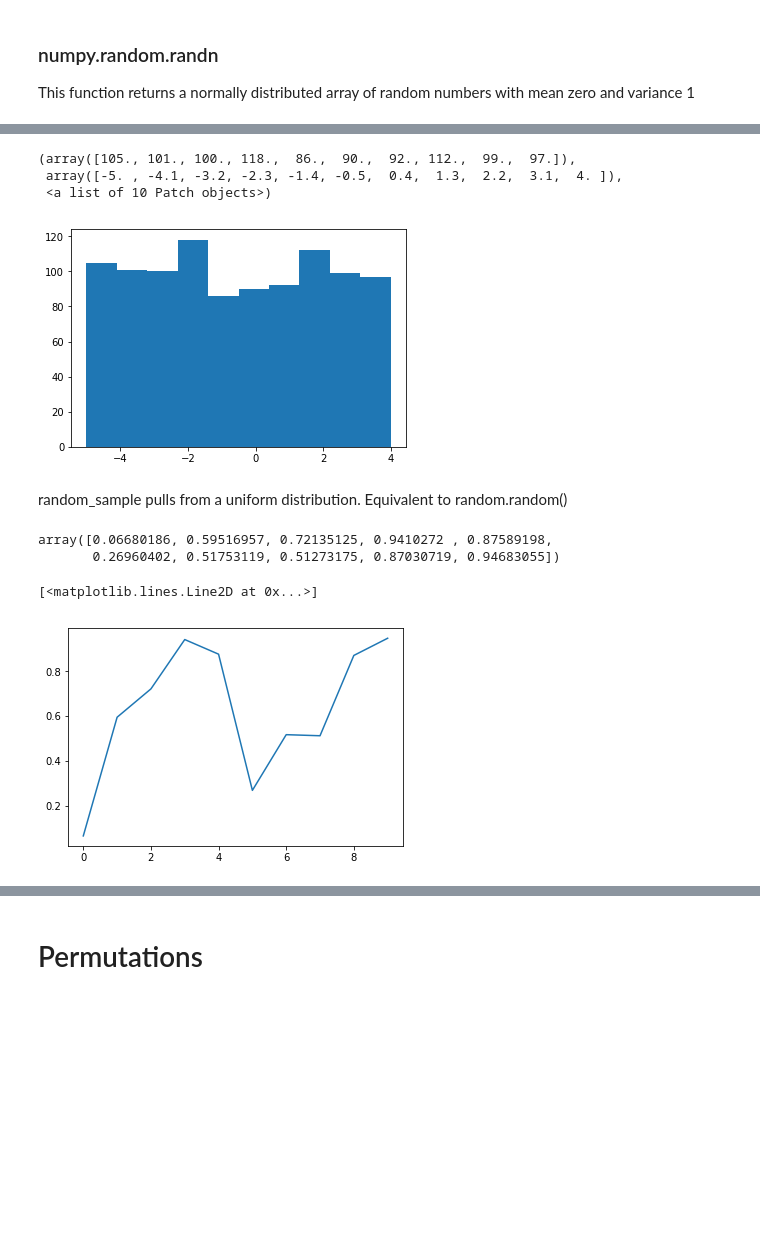
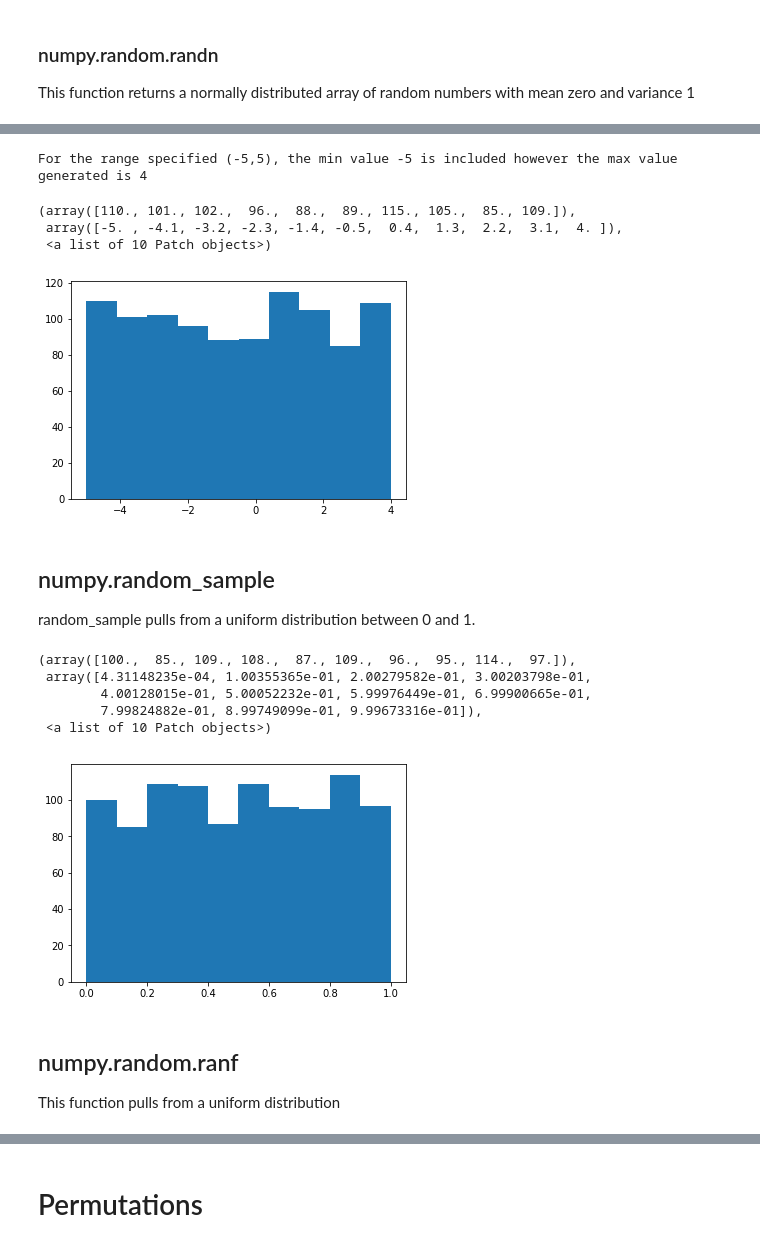
Before and after one commit to healyshane/programming_for_data_analysis-practical_assignment, a Jupyter notebook: Programming for Data Analysis_Assignment.ipynb, the cells around one changed output, grey strips where cells are left out. Cells and saved outputs as stored; diff of their text form; code cells hidden in the pictures; blank space fills up the shorter version.

```diff
--- a/Programming for Data Analysis_Assignment.ipynb
+++ b/Programming for Data Analysis_Assignment.ipynb
@@ -98,25 +112,31 @@ array([[[-5, -2,  3,  4, -3],
 # %%
 # Uniform distribution
 e = np.random.randint(-5,5,(1000))
+print("For the range specified (-5,5), the min value",np.min(e), "is included however the max value generated is",np.max(e))
+print("")
 plt.hist(e)
 # %% [output]
-(array([105., 101., 100., 118.,  86.,  90.,  92., 112.,  99.,  97.]),
- array([-5. , -4.1, -3.2, -2.3, -1.4, -0.5,  0.4,  1.3,  2.2,  3.1,  4. ]),
- <a list of 10 Patch objects>)
+For the range specified (-5,5), the min value -5 is included however the max value generated is 4
+(array([110., 101., 102.,  96.,  88.,  89., 115., 105.,  85., 109.]),
+ array([-5. , -4.1, -3.2, -2.3, -1.4, -0.5,  0.4,  1.3,  2.2,  3.1,  4. ]),
+ <a list of 10 Patch objects>)
-[figure, old version]
+[figure, new version]
+# %% [markdown]
+## numpy.random_sample
+random_sample pulls from a uniform distribution between 0 and 1.
+# %%
+f = np.random.random_sample(1000)
+plt.hist(f)
+# %% [output]
+(array([100.,  85., 109., 108.,  87., 109.,  96.,  95., 114.,  97.]),
+ array([4.31148235e-04, 1.00355365e-01, 2.00279582e-01, 3.00203798e-01,
+        4.00128015e-01, 5.00052232e-01, 5.99976449e-01, 6.99900665e-01,
+        7.99824882e-01, 8.99749099e-01, 9.99673316e-01]),
+ <a list of 10 Patch objects>)
+[figure, added]
 # %% [markdown]
-random_sample pulls from a uniform distribution. Equivalent to random.random()
+## numpy.random.ranf
+This function pulls from a uniform distribution
-# %%
-f = np.random.random_sample(10)
-f
-# %% [output]
-array([0.06680186, 0.59516957, 0.72135125, 0.9410272 , 0.87589198,
-       0.26960402, 0.51753119, 0.51273175, 0.87030719, 0.94683055])
-# %%
-plt.plot(f)
-# %% [output]
-[<matplotlib.lines.Line2D at 0x...>]
-[figure, removed]
 # %%
 g = np.random.ranf(10000)
 plt.hist(g)
```
Also changed, not shown: parts of 31 cells of this notebook, 2 other files.
